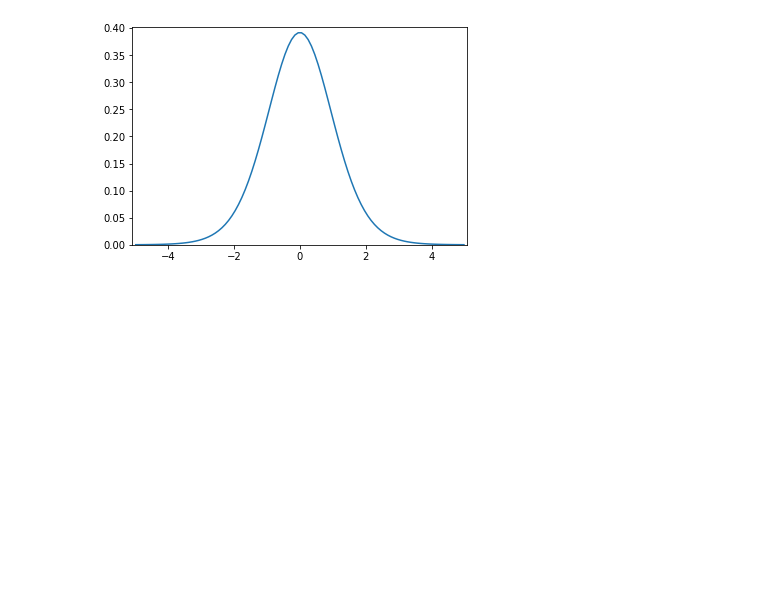
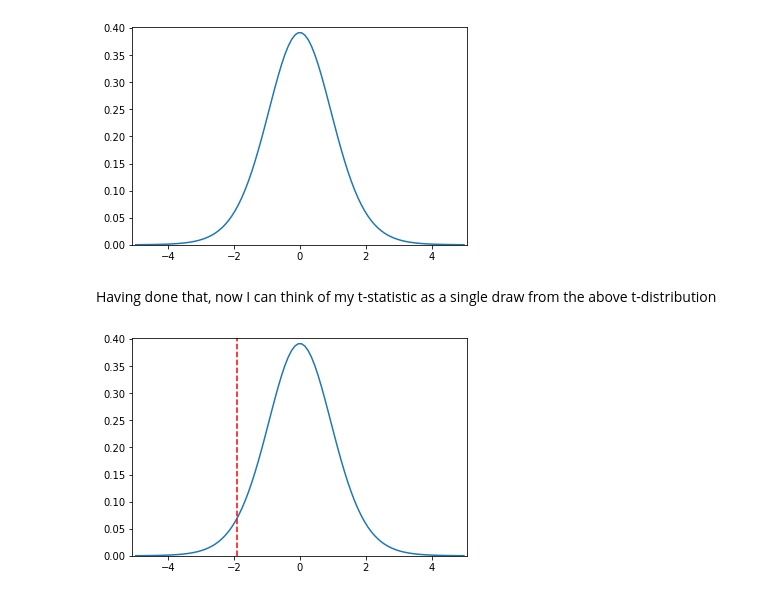
Before and after one commit to chris93t/Instructor-Interview, a Jupyter notebook: Lesson1_Ttest.ipynb, the cells around one changed output. Saved outputs shown, nothing was run; the diff lists cells and outputs as text; code cells hidden in the pictures; blank space fills up the shorter version.

```diff
--- a/Lesson1_Ttest.ipynb
+++ b/Lesson1_Ttest.ipynb
@@ -72,3 +72,13 @@ plt.plot(x,y)
 plt.margins(x=0, y= 0)
 # %% [output]
 [figure]
+# %% [markdown]
+Having done that, now I can think of my t-statistic as a single draw from the above t-distribution
+# %%
+plt.xlim(np.min(x)-.1,np.max(x)+.1);
+plt.ylim(0,np.max(y)+.01);
+plt.plot(x,y);
+plt.margins(x=0, y= 0);
+plt.axvline(x=tvalue, color = 'red', linestyle = '--');
+# %% [output]
+[figure, added]
```
Also changed, not shown: parts of 6 cells of this notebook.
